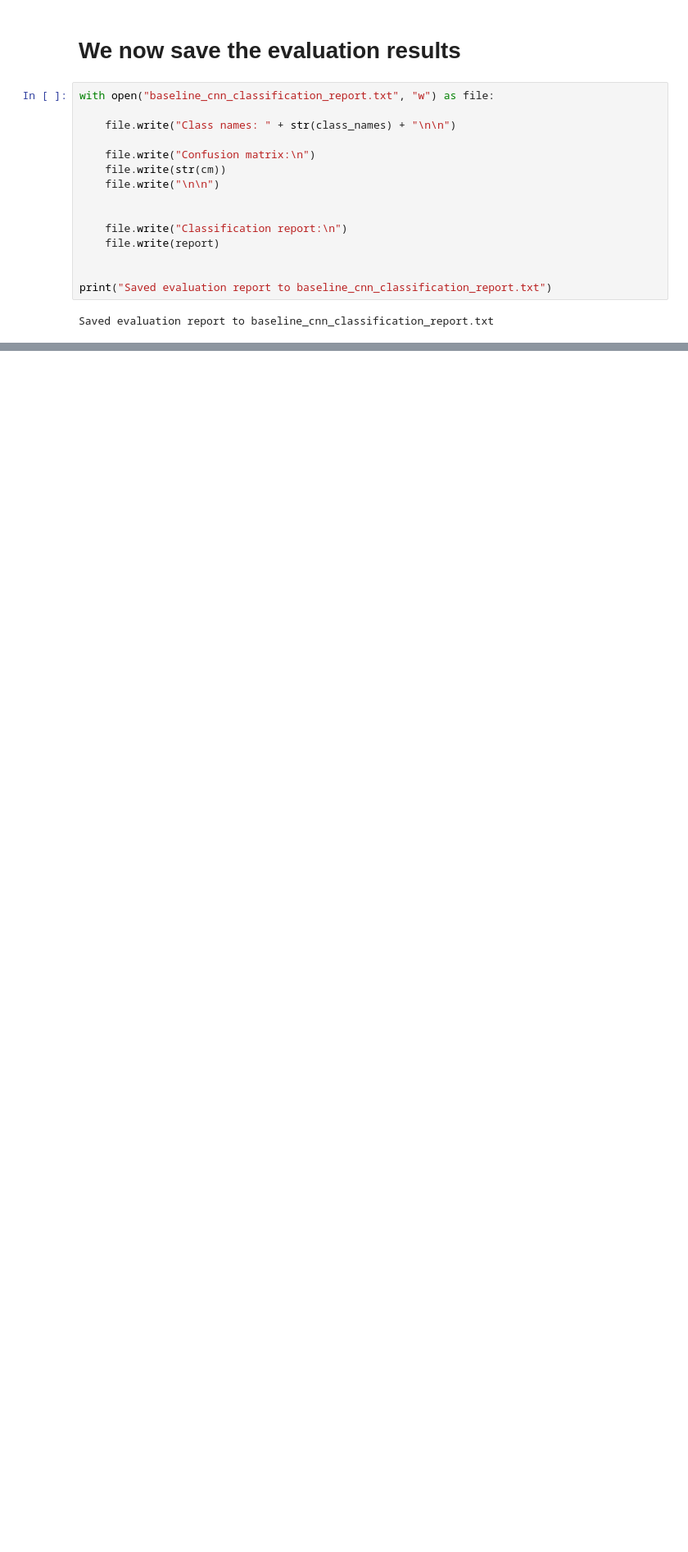
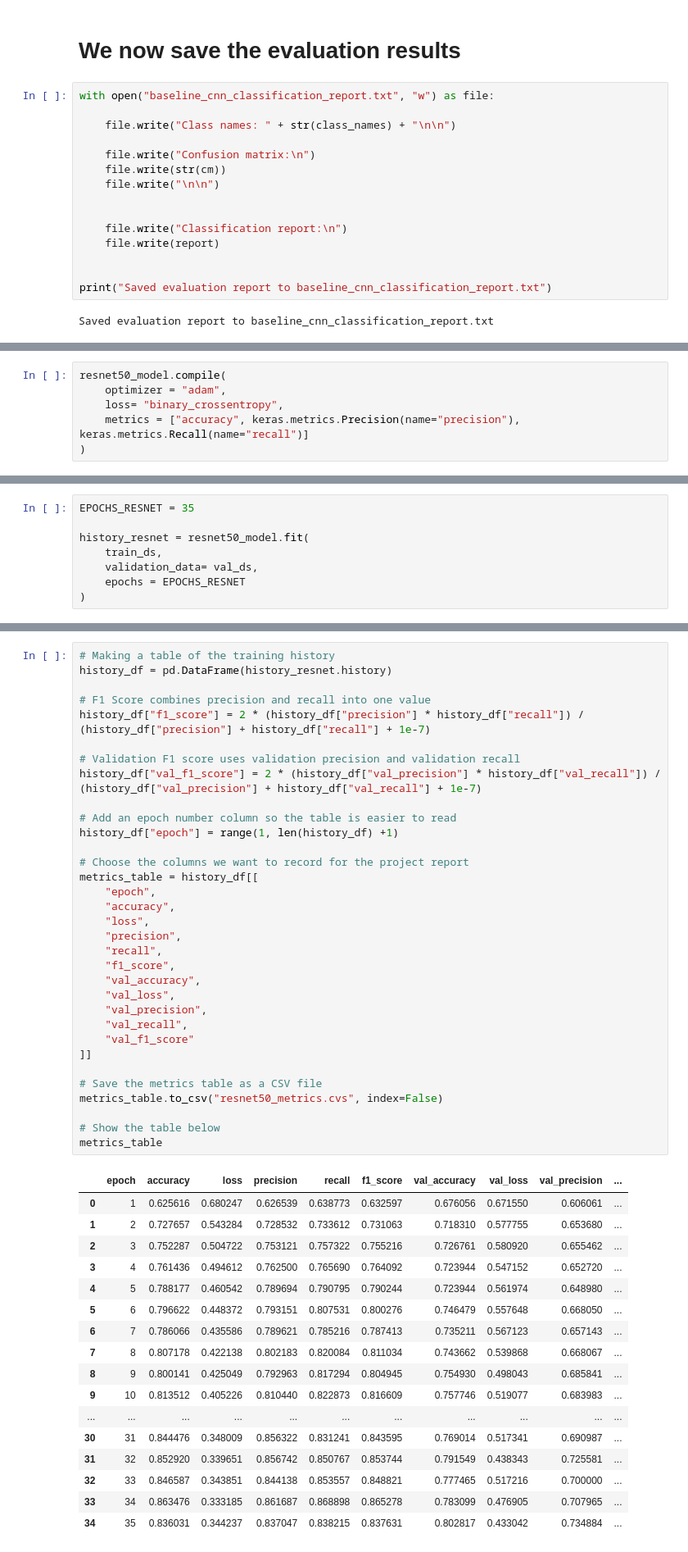
Before and after one commit to George3235/Railway_fault_detection, a Jupyter notebook: Deep_learning/project/rail_detection.ipynb, the cells around one changed output, grey strips where cells are left out. Shown at 82% size. Drawn from its saved outputs; the diff is of its cells as text; blank space fills up the shorter version.

```diff
--- a/Deep_learning/project/rail_detection.ipynb
+++ b/Deep_learning/project/rail_detection.ipynb
@@ -532,0 +591,6 @@ Saved evaluation report to baseline_cnn_classification_report.txt
+# %%
+resnet50_model.compile(
+    optimizer = "adam",
+    loss= "binary_crossentropy",
+    metrics = ["accuracy", keras.metrics.Precision(name="precision"), keras.metrics.Recall(name="recall")]
+)
@@ -532,0 +599,8 @@ Saved evaluation report to baseline_cnn_classification_report.txt
+# %%
+EPOCHS_RESNET = 35
+
+history_resnet = resnet50_model.fit(
+    train_ds,
+    validation_data= val_ds,
+    epochs = EPOCHS_RESNET
+)
@@ -532,0 +627,51 @@ Saved evaluation report to baseline_cnn_classification_report.txt
+# %%
+# Making a table of the training history
+history_df = pd.DataFrame(history_resnet.history)
+
+# F1 Score combines precision and recall into one value
+history_df["f1_score"] = 2 * (history_df["precision"] * history_df["recall"]) / (history_df["precision"] + history_df["recall"] + 1e-7)
+
+# Validation F1 score uses validation precision and validation recall
+history_df["val_f1_score"] = 2 * (history_df["val_precision"] * history_df["val_recall"]) / (history_df["val_precision"] + history_df["val_recall"] + 1e-7)
+
+# Add an epoch number column so the table is easier to read
+history_df["epoch"] = range(1, len(history_df) +1)
+
+# Choose the columns we want to record for the project report
+metrics_table = history_df[[
+    "epoch",
+    "accuracy",
+    "loss",
+    "precision",
+    "recall",
+    "f1_score",
+    "val_accuracy",
+    "val_loss",
+    "val_precision",
+    "val_recall",
+    "val_f1_score"
+]]
+
+# Save the metrics table as a CSV file
+metrics_table.to_csv("resnet50_metrics.cvs", index=False)
+
+# Show the table below
+metrics_table
+# %% [output]
+|  | epoch | accuracy | loss | precision | recall | f1_score | val_accuracy | val_loss | val_precision | ... |
+| 0 | 1 | 0.625616 | 0.680247 | 0.626539 | 0.638773 | 0.632597 | 0.676056 | 0.671550 | 0.606061 | ... |
+| 1 | 2 | 0.727657 | 0.543284 | 0.728532 | 0.733612 | 0.731063 | 0.718310 | 0.577755 | 0.653680 | ... |
+| 2 | 3 | 0.752287 | 0.504722 | 0.753121 | 0.757322 | 0.755216 | 0.726761 | 0.580920 | 0.655462 | ... |
+| 3 | 4 | 0.761436 | 0.494612 | 0.762500 | 0.765690 | 0.764092 | 0.723944 | 0.547152 | 0.652720 | ... |
+| 4 | 5 | 0.788177 | 0.460542 | 0.789694 | 0.790795 | 0.790244 | 0.723944 | 0.561974 | 0.648980 | ... |
+| 5 | 6 | 0.796622 | 0.448372 | 0.793151 | 0.807531 | 0.800276 | 0.746479 | 0.557648 | 0.668050 | ... |
+| 6 | 7 | 0.786066 | 0.435586 | 0.789621 | 0.785216 | 0.787413 | 0.735211 | 0.567123 | 0.657143 | ... |
+| 7 | 8 | 0.807178 | 0.422138 | 0.802183 | 0.820084 | 0.811034 | 0.743662 | 0.539868 | 0.668067 | ... |
+| 8 | 9 | 0.800141 | 0.425049 | 0.792963 | 0.817294 | 0.804945 | 0.754930 | 0.498043 | 0.685841 | ... |
+| 9 | 10 | 0.813512 | 0.405226 | 0.810440 | 0.822873 | 0.816609 | 0.757746 | 0.519077 | 0.683983 | ... |
+| ... | ... | ... | ... | ... | ... | ... | ... | ... | ... | ... |
+| 30 | 31 | 0.844476 | 0.348009 | 0.856322 | 0.831241 | 0.843595 | 0.769014 | 0.517341 | 0.690987 | ... |
+| 31 | 32 | 0.852920 | 0.339651 | 0.856742 | 0.850767 | 0.853744 | 0.791549 | 0.438343 | 0.725581 | ... |
+| 32 | 33 | 0.846587 | 0.343851 | 0.844138 | 0.853557 | 0.848821 | 0.777465 | 0.517216 | 0.700000 | ... |
+| 33 | 34 | 0.863476 | 0.333185 | 0.861687 | 0.868898 | 0.865278 | 0.783099 | 0.476905 | 0.707965 | ... |
+| 34 | 35 | 0.836031 | 0.344237 | 0.837047 | 0.838215 | 0.837631 | 0.802817 | 0.433042 | 0.734884 | ... |
```
Also changed, not shown: parts of 26 cells of this notebook, 6 other files.
